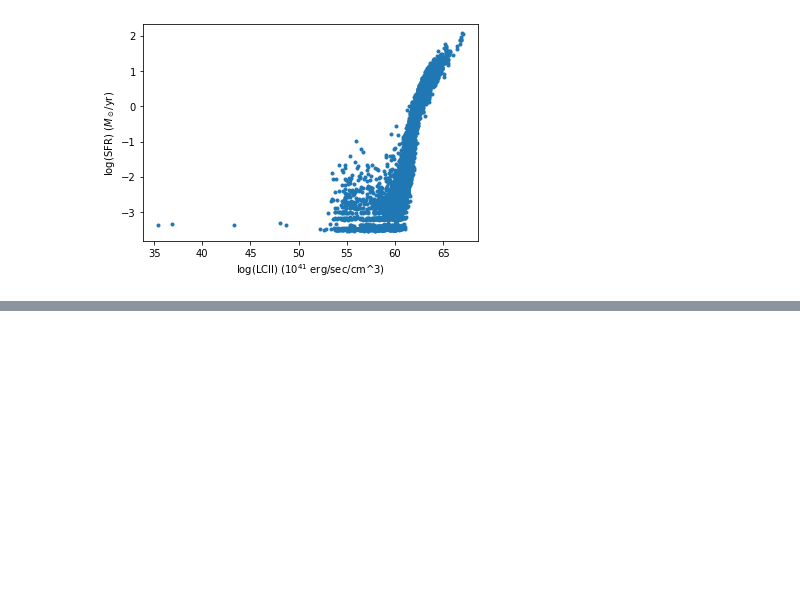
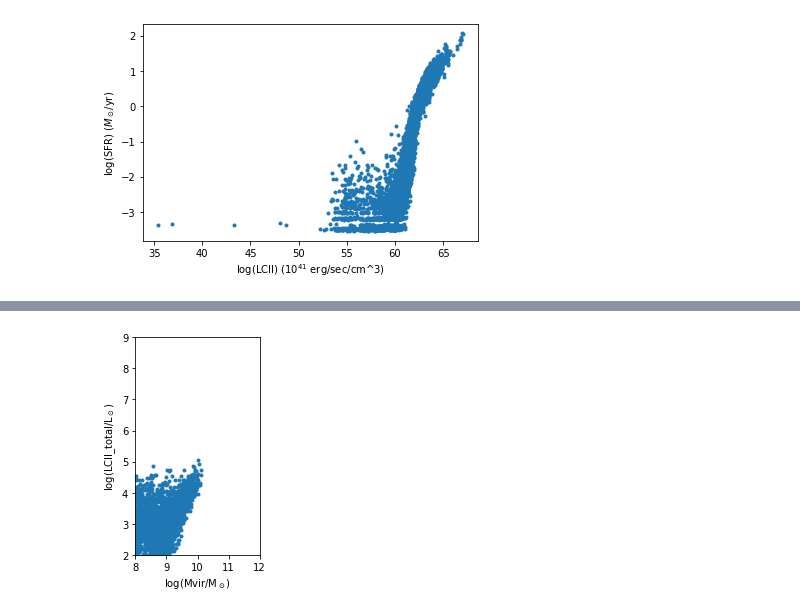
Before and after one commit to cavestruz/croc_CII, a Jupyter notebook: tools/Testing Notebook.ipynb, the cells around one changed output, grey strips where cells are left out. Saved outputs shown, nothing was run; the diff lists cells and outputs as text; code cells hidden in the pictures; blank space fills up the shorter version.

```diff
--- a/tools/Testing Notebook.ipynb
+++ b/tools/Testing Notebook.ipynb
@@ -880,0 +1020,14 @@ Table length=168856
+# %%
+from matplotlib import figure,image
+im = image.imread('/home/rnoorali/Downloads/Katz_fig_2.PNG')
+# implot = plt.imshow(im)
+# figure(figsize=(10,10),dpi=200)
+plt.plot(np.log10(reduced_table['Mvir']),np.log10(reduced_table['LCII_total']*reduced_table['sphere_vol']/3.826e33),'.')
+plt.ylabel(r'log(LCII_total/L$_\odot$)')
+plt.xlabel(r'log(Mvir/M$_\odot$)')
+plt.xlim(8,12)
+plt.ylim(2,9)
+plt.imshow(im)
+plt.show()
+# %% [output]
+[figure, added]
```
Also changed, not shown: parts of 24 cells of this notebook, 6 other files.
